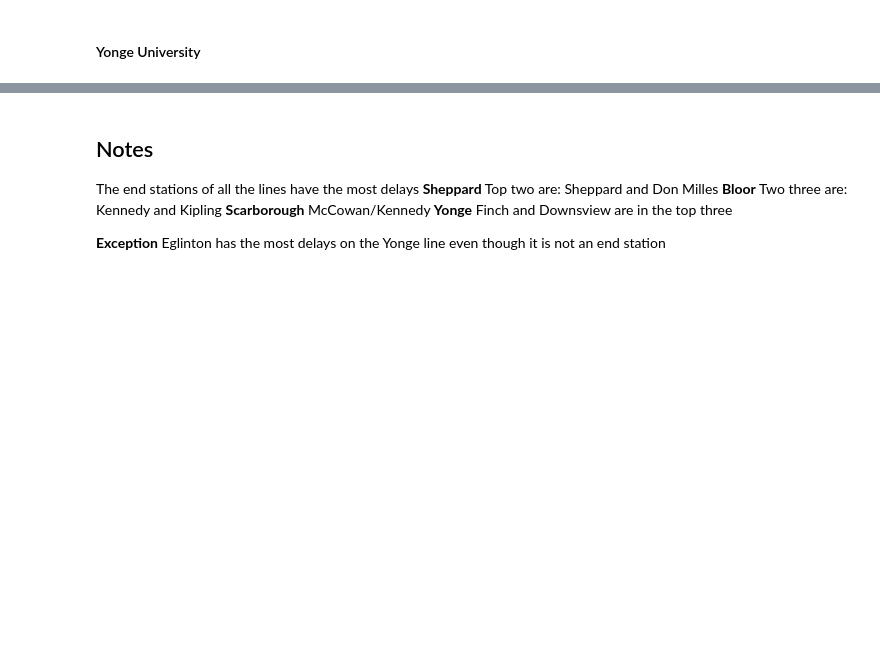
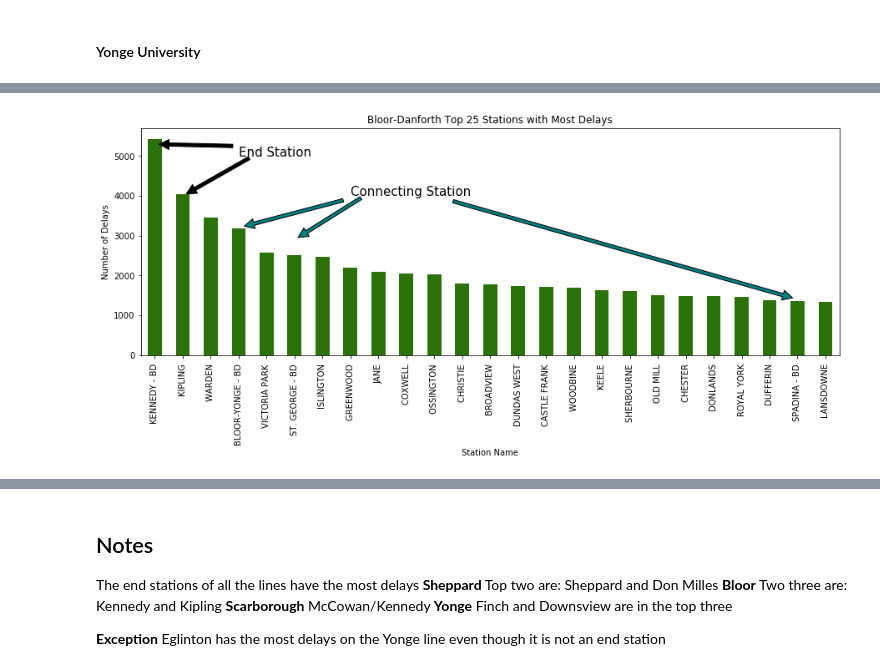
Before and after one commit to cllopes/scs-3250-tcc, a Jupyter notebook: Cindy/3_Stations.ipynb, the cells around one changed output, grey strips where cells are left out. Cells and saved outputs as stored; diff of their text form; code cells hidden in the pictures; blank space fills up the shorter version.

```diff
--- a/Cindy/3_Stations.ipynb
+++ b/Cindy/3_Stations.ipynb
@@ -124,0 +143,26 @@ plot_total_delay_for_line('Sheppard', sheppard_color)
+# %%
+ax = plot_total_delay_for_line('Bloor-Danforth', bloor_color)
+
+plt.title('Bloor-Danforth Top 25 Stations with Most Delays')
+# Connecting Stations
+ax.annotate('Connecting Station', xy=(3,3200), xytext=(7,4000),
+            fontsize=font_size,
+            arrowprops=dict(facecolor='teal', shrink=0.05))
+ax.annotate('', xy=(5,2900), xytext=(7.5,4000),
+            fontsize=font_size,
+            arrowprops=dict(facecolor='teal', shrink=0.05))
+ax.annotate('', xy=(23.5,1300), xytext=(10,4000),
+            fontsize=font_size,
+            arrowprops=dict(facecolor='teal', shrink=0.05))
+
+# End Stations
+ax.annotate('End Station', xy=(0,5300), xytext=(3,5000),
+            fontsize=font_size,
+            arrowprops=dict(facecolor='black', shrink=0.05))
+ax.annotate('', xy=(1,4000), xytext=(3.5,5000),
+            fontsize=font_size,
+            arrowprops=dict(facecolor='black', shrink=0.05))
+plt.savefig('13_bloor_stations.png', bbox_inches='tight')
+plt.show()
+# %% [output]
+[figure, added]
```
Also changed, not shown: parts of 29 cells of this notebook, 16 other files.
